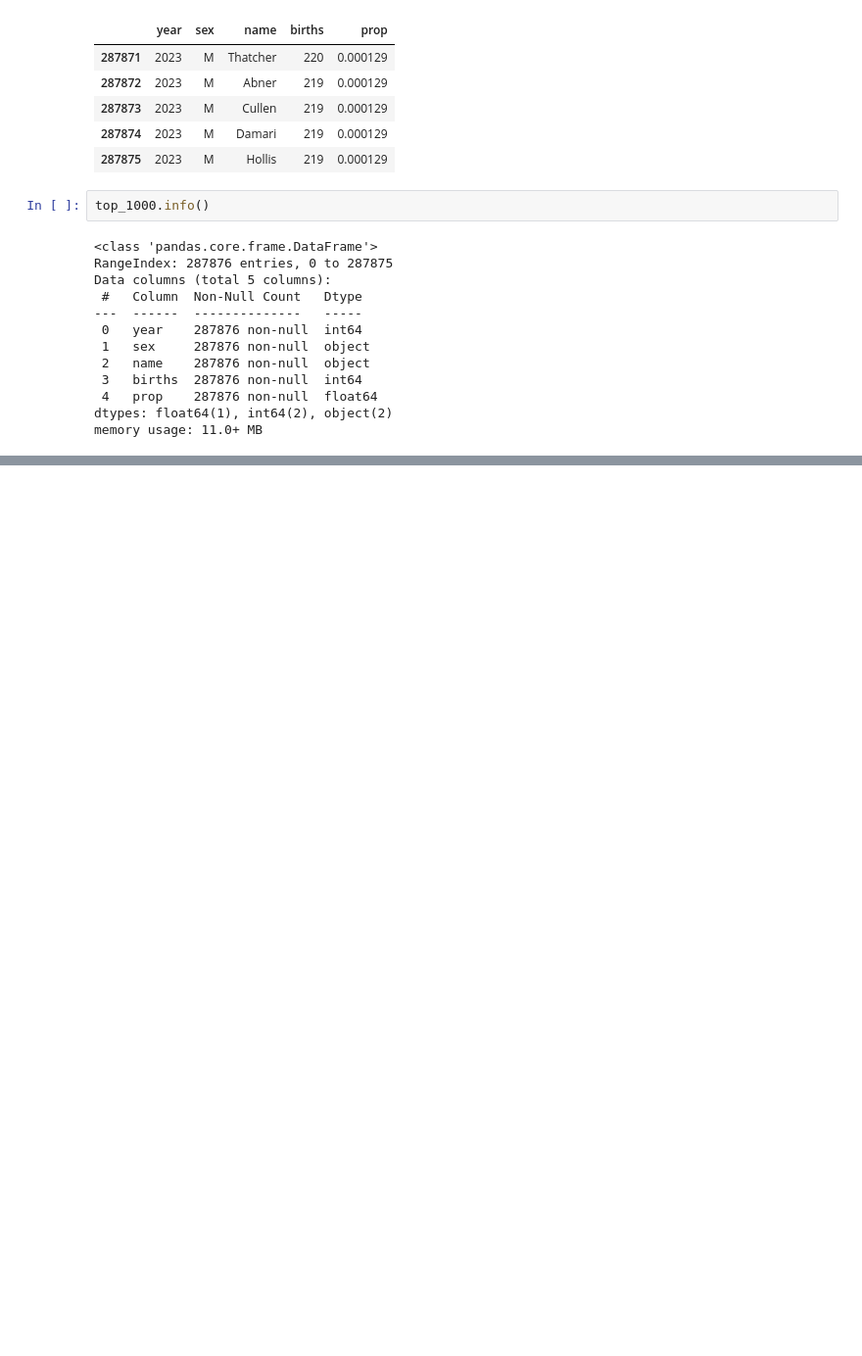
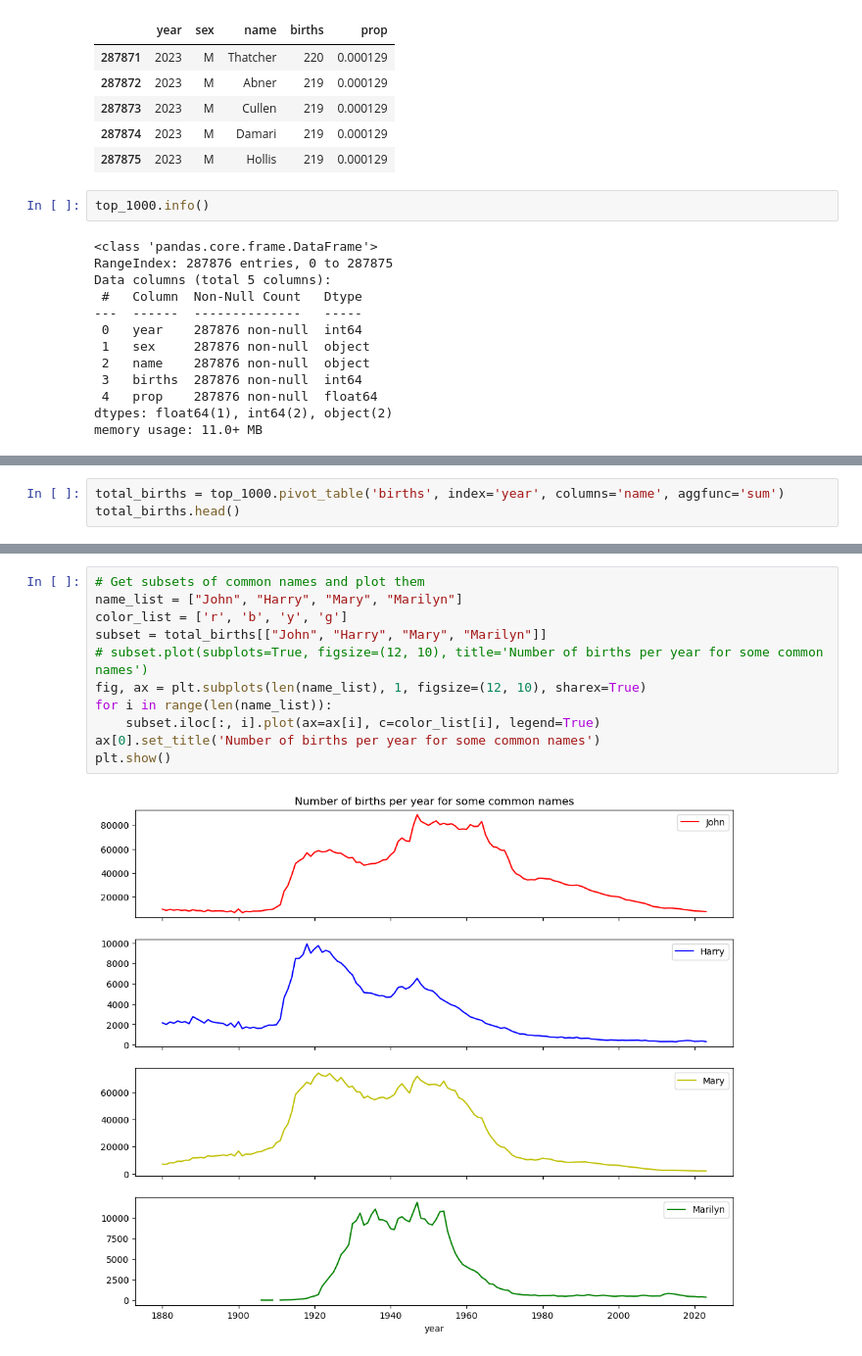
Before and after one commit to dangtna1/US-baby-names-1880-2023, a Jupyter notebook: names-analysis.ipynb, the cells around one changed output, grey strips where cells are left out. Shown at 98% size. Cells and saved outputs as stored; diff of their text form; blank space fills up the shorter version.

Commit message:
analyze some trends related to US babies name (#2)

```diff
--- a/names-analysis.ipynb
+++ b/names-analysis.ipynb
@@ -121,0 +135,3 @@ memory usage: 11.0+ MB
+# %%
+total_births = top_1000.pivot_table('births', index='year', columns='name', aggfunc='sum')
+total_births.head()
@@ -121,0 +147,13 @@ memory usage: 11.0+ MB
+# %%
+# Get subsets of common names and plot them
+name_list = ["John", "Harry", "Mary", "Marilyn"]
+color_list = ['r', 'b', 'y', 'g']
+subset = total_births[["John", "Harry", "Mary", "Marilyn"]]
+# subset.plot(subplots=True, figsize=(12, 10), title='Number of births per year for some common names')
+fig, ax = plt.subplots(len(name_list), 1, figsize=(12, 10), sharex=True)
+for i in range(len(name_list)):
+    subset.iloc[:, i].plot(ax=ax[i], c=color_list[i], legend=True)
+ax[0].set_title('Number of births per year for some common names')
+plt.show()
+# %% [output]
+[figure, added]
```
Also changed, not shown: parts of 39 cells of this notebook.
